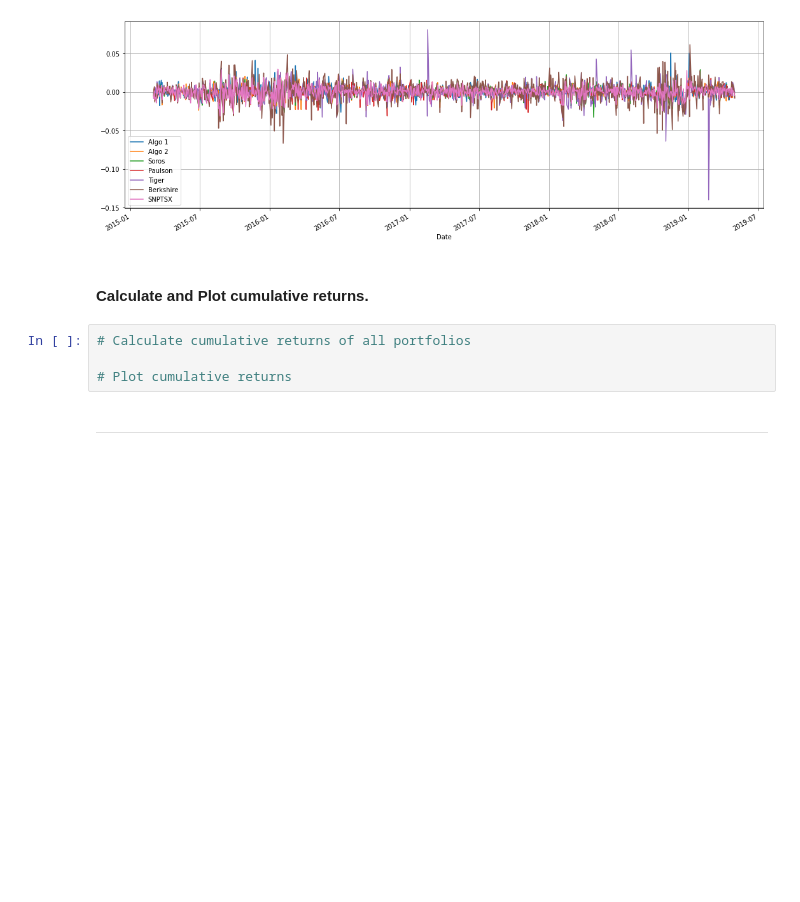
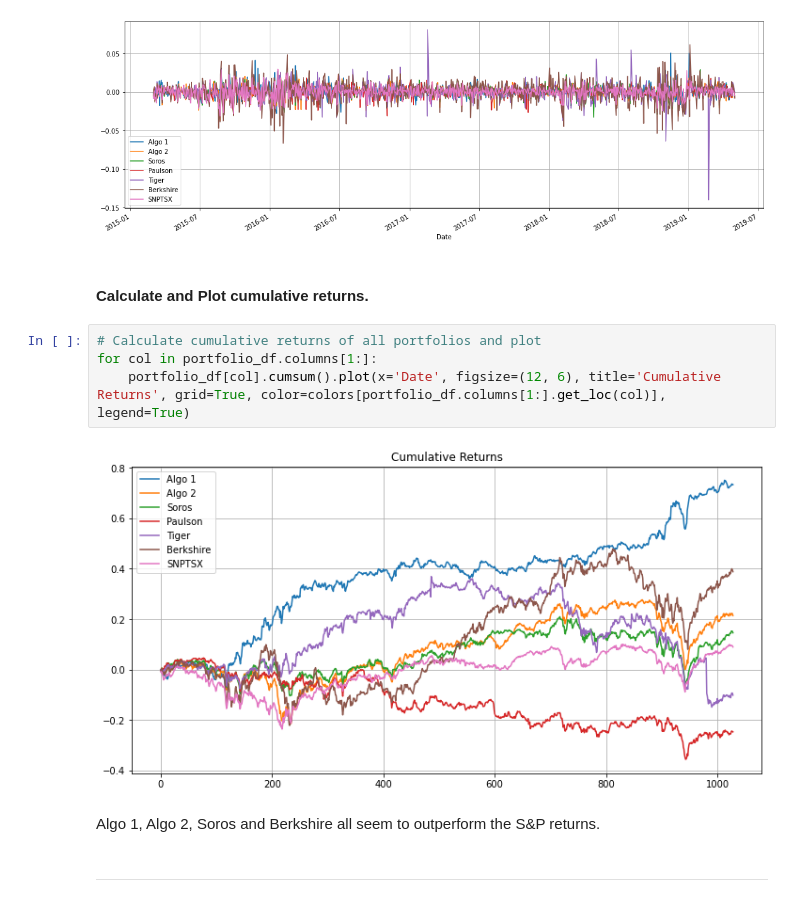
Before and after one commit to 2KAbhishek/whaleport, a Jupyter notebook: whaleport.ipynb, the cells around one changed output. Saved outputs shown, nothing was run; the diff lists cells and outputs as text; blank space fills up the shorter version.

Commit message:
Plot cumulative returns

```diff
--- a/whaleport.ipynb
+++ b/whaleport.ipynb
@@ -152,10 +152,14 @@ portfolio_df.plot(x='Date', y=['Algo 1', 'Algo 2', 'Soros', 'Paulson', 'Tiger',
 [figure]
 # %% [markdown]
 #### Calculate and Plot cumulative returns.
-# %%
-# Calculate cumulative returns of all portfolios
-
-# Plot cumulative returns
+# %%
+# Calculate cumulative returns of all portfolios and plot
+for col in portfolio_df.columns[1:]:
+    portfolio_df[col].cumsum().plot(x='Date', figsize=(12, 6), title='Cumulative Returns', grid=True, color=colors[portfolio_df.columns[1:].get_loc(col)], legend=True)
+# %% [output]
+[figure, added]
+# %% [markdown]
+Algo 1, Algo 2, Soros and Berkshire all seem to outperform the S&P returns.
 # %% [markdown]
 ---
 # %% [markdown]
```
Also changed, not shown: parts of 1 cell of this notebook.
